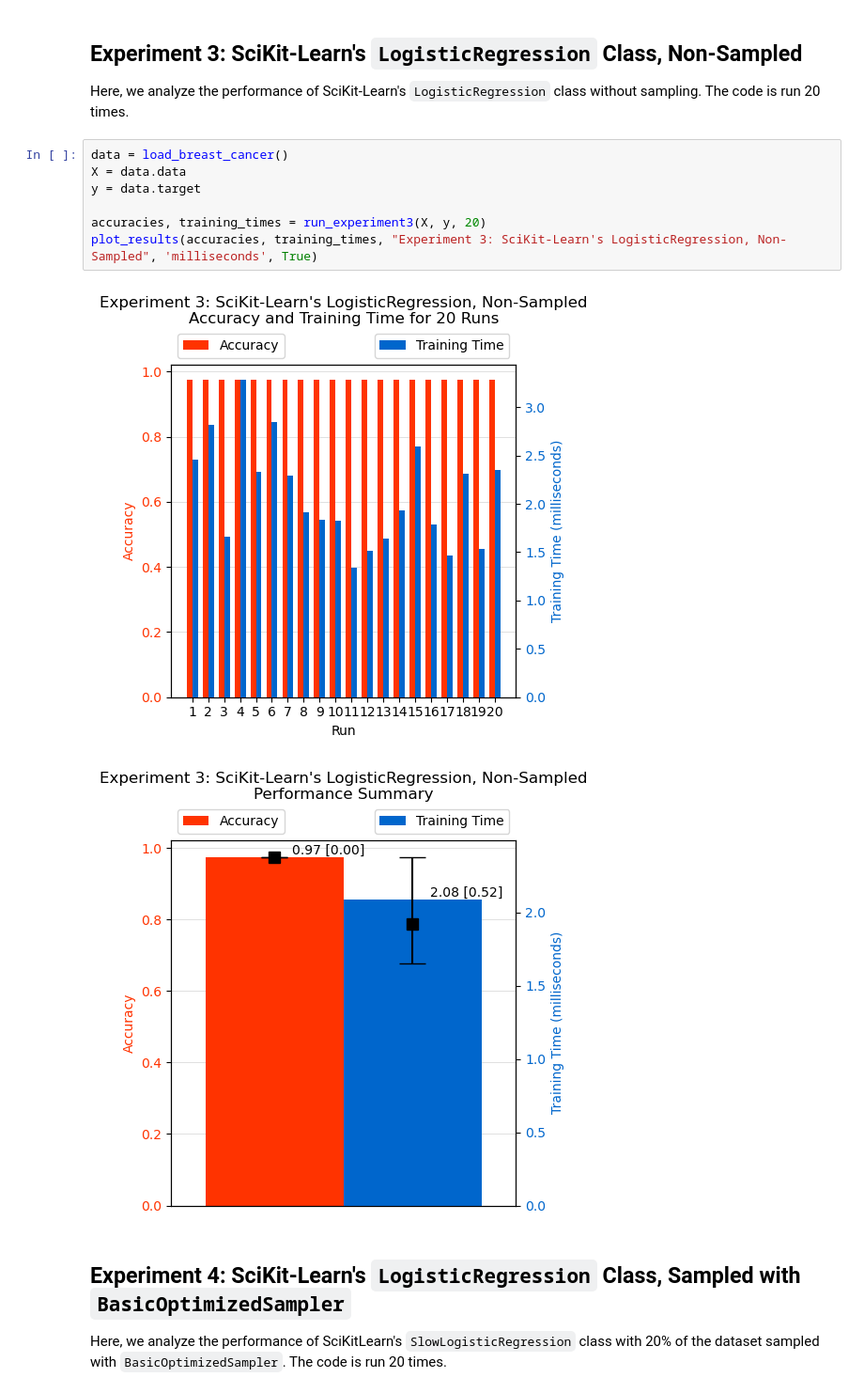
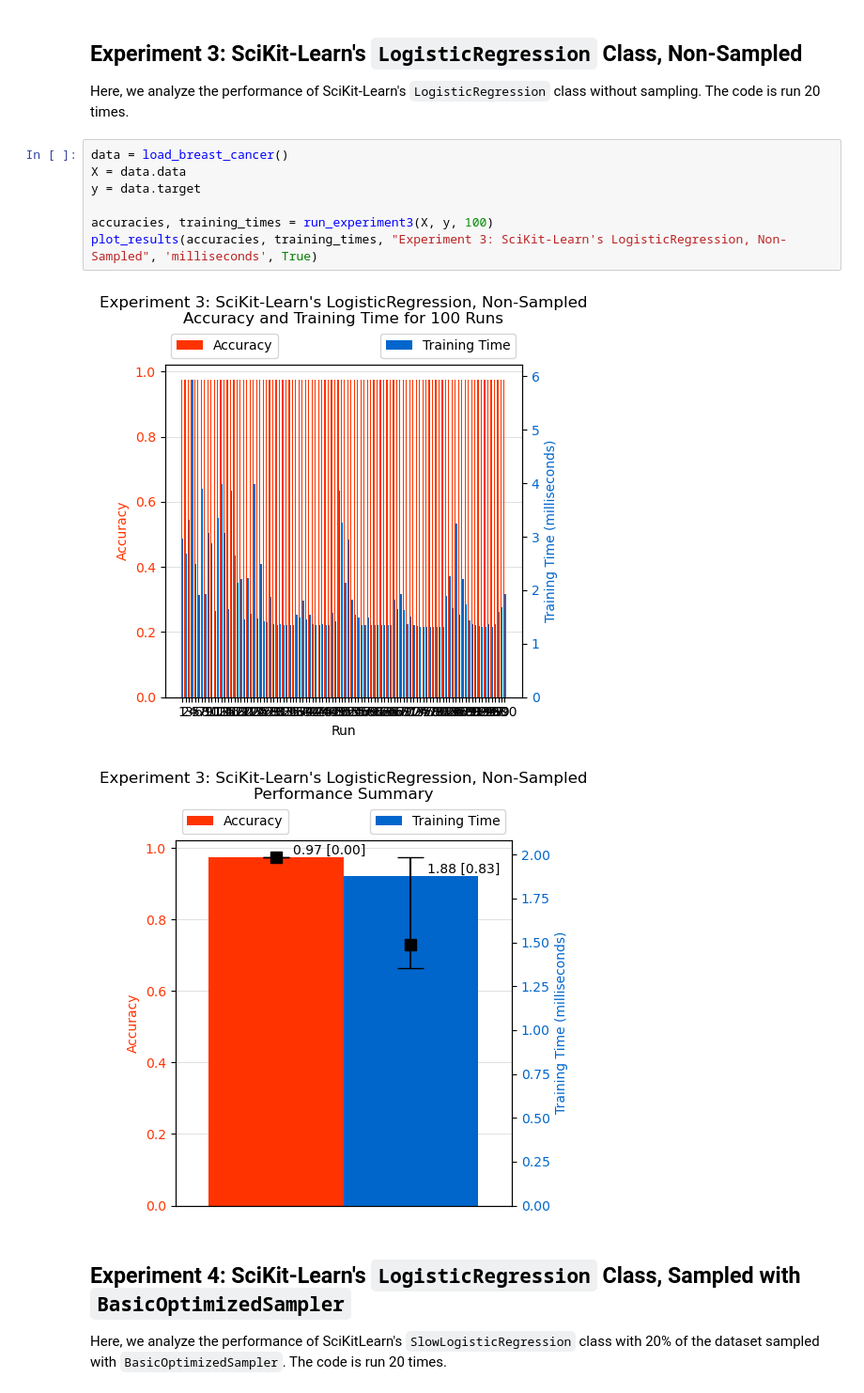
Before and after one commit to luizparente/logistic-regression, a Jupyter notebook: src/experiments/BasicLeverageScoresSampler_BreastCancer.ipynb, the cells around one changed output. Shown: that part at 94% size. Cells and saved outputs as stored; diff of their text form.

```diff
--- a/src/experiments/BasicLeverageScoresSampler_BreastCancer.ipynb
+++ b/src/experiments/BasicLeverageScoresSampler_BreastCancer.ipynb
@@ -305,13 +305,13 @@ Here, we analyze the performance of SciKit-Learn's `LogisticRegression` class wi
 # %%
 data = load_breast_cancer()
 X = data.data
 y = data.target
 
-accuracies, training_times = run_experiment3(X, y, 20)
+accuracies, training_times = run_experiment3(X, y, 100)
 plot_results(accuracies, training_times, "Experiment 3: SciKit-Learn's LogisticRegression, Non-Sampled", 'milliseconds', True)
 # %% [output]
-[figure, old version]
+[figure, new version]
-[figure, old version]
+[figure, new version]
 # %% [markdown]
 ## Experiment 4: SciKit-Learn's `LogisticRegression` Class, Sampled with `BasicOptimizedSampler`
 
```
Also changed, not shown: parts of 5 cells of this notebook, 4 other files.
